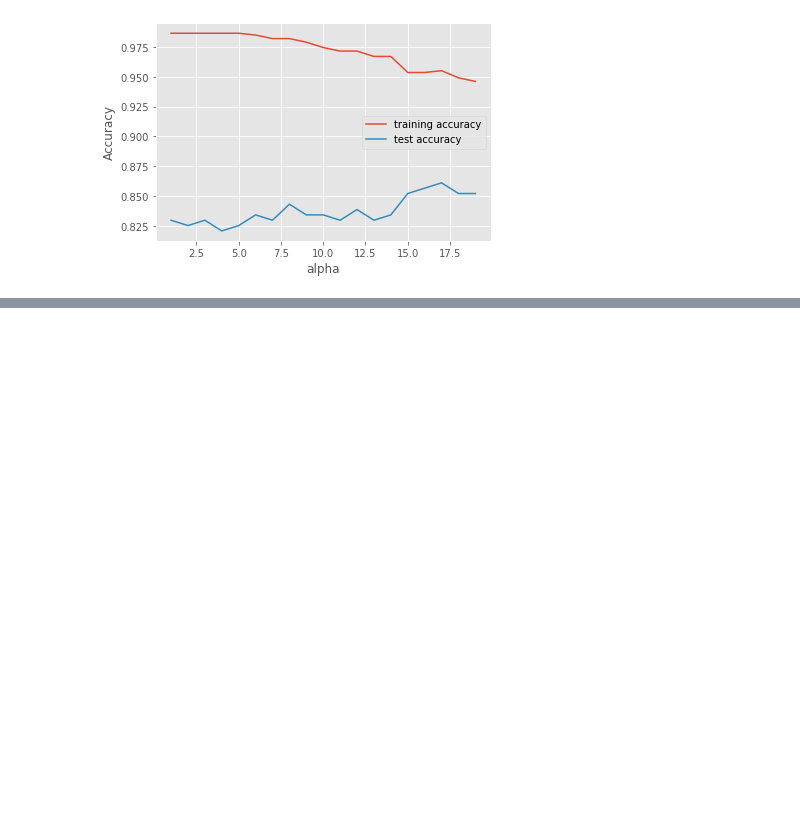
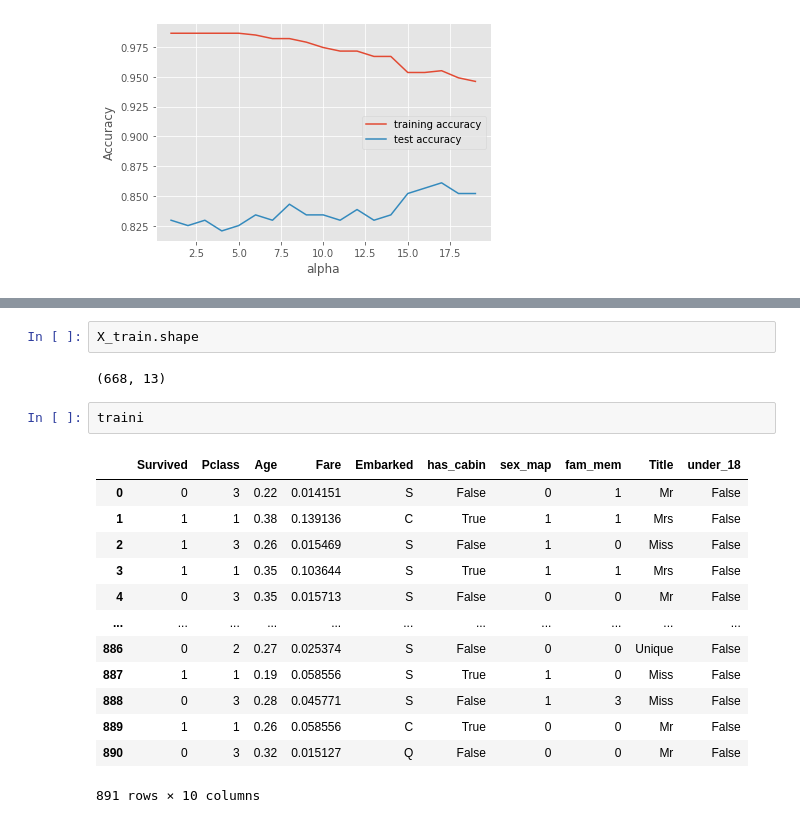
Before and after one commit to cudemans/titanic-kaggle, a Jupyter notebook: kaggle-titanic.ipynb, the cells around one changed output, grey strips where cells are left out. Cells and saved outputs as stored; diff of their text form; blank space fills up the shorter version.

```diff
--- a/kaggle-titanic.ipynb
+++ b/kaggle-titanic.ipynb
@@ -354,0 +395,20 @@ plt.legend()
+# %%
+X_train.shape
+# %% [output]
+(668, 13)
+# %%
+traini
+# %% [output]
+|  | Survived | Pclass | Age | Fare | Embarked | has_cabin | sex_map | fam_mem | Title | under_18 |
+| 0 | 0 | 3 | 0.22 | 0.014151 | S | False | 0 | 1 | Mr | False |
+| 1 | 1 | 1 | 0.38 | 0.139136 | C | True | 1 | 1 | Mrs | False |
+| 2 | 1 | 3 | 0.26 | 0.015469 | S | False | 1 | 0 | Miss | False |
+| 3 | 1 | 1 | 0.35 | 0.103644 | S | True | 1 | 1 | Mrs | False |
+| 4 | 0 | 3 | 0.35 | 0.015713 | S | False | 0 | 0 | Mr | False |
+| ... | ... | ... | ... | ... | ... | ... | ... | ... | ... | ... |
+| 886 | 0 | 2 | 0.27 | 0.025374 | S | False | 0 | 0 | Unique | False |
+| 887 | 1 | 1 | 0.19 | 0.058556 | S | True | 1 | 0 | Miss | False |
+| 888 | 0 | 3 | 0.28 | 0.045771 | S | False | 1 | 3 | Miss | False |
+| 889 | 1 | 1 | 0.26 | 0.058556 | C | True | 0 | 0 | Mr | False |
+| 890 | 0 | 3 | 0.32 | 0.015127 | Q | False | 0 | 0 | Mr | False |
+891 rows × 10 columns
```
Also changed, not shown: parts of 19 cells of this notebook.
